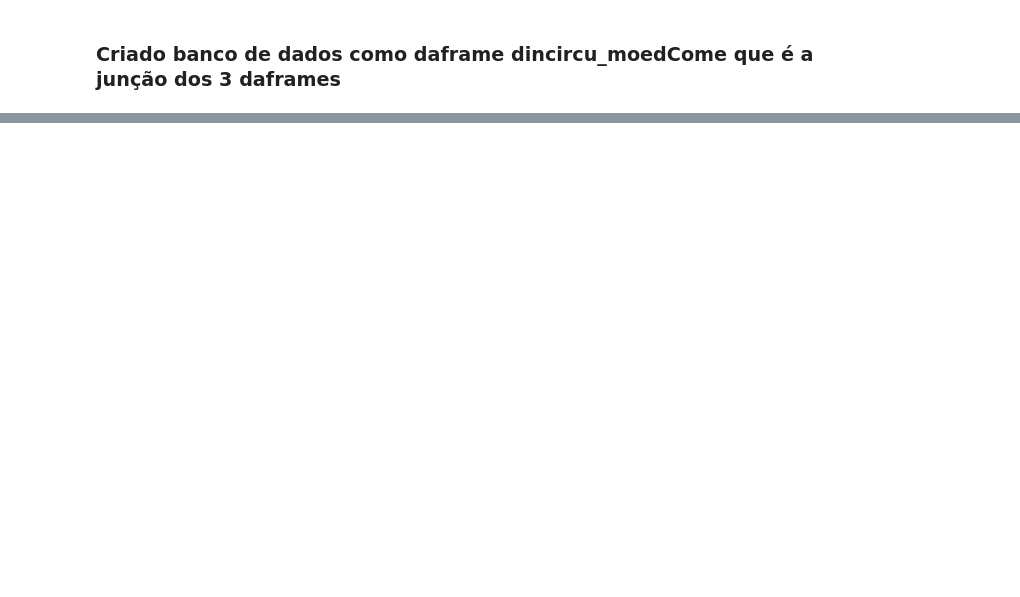
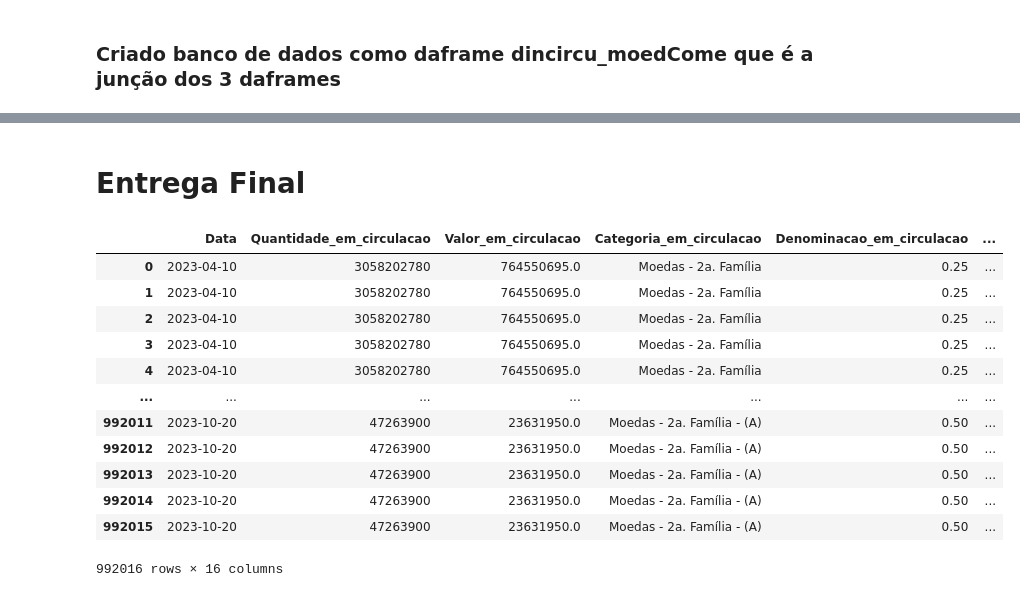
Before and after one commit to carmodaniel/coderhouseProjeto, a Jupyter notebook: projetoFinal.ipynb, the cells around one changed output, grey strips where cells are left out. Saved outputs shown, nothing was run; the diff lists cells and outputs as text; code cells hidden in the pictures; blank space fills up the shorter version.

Commit message:
entrega-final

```diff
--- a/projetoFinal.ipynb
+++ b/projetoFinal.ipynb
@@ -446,0 +427,43 @@ Versão do SQLite: 3.42.0
+# %% [markdown]
+# Entrega Final
+# %%
+
+# Criado Dicionaário nome_mes para utilizar a coluna Data gera um coluna Mes conforme o que mês da coluna Data que recebe o ano-mes-dia
+# Dicionário com os nomes dos meses
+nome_mes = {
+    1: 'Janeiro',
+    2: 'Fevereiro',
+    3: 'Março',
+    4: 'Abril',
+    5: 'Maio',
+    6: 'Junho',
+    7: 'Julho',
+    8: 'Agosto',
+    9: 'Setembro',
+    10: 'Outubro',
+    11: 'Novembro',
+    12: 'Dezembro'
+}
+
+# Criar uma coluna "Mes" baseada na coluna "Data"
+dincircu_moedCome['Mes'] = pd.to_datetime(dincircu_moedCome['Data']).dt.month
+
+# Criar uma coluna "NomMes" usando o dicionário nome_mes
+dincircu_moedCome['NomMes'] = dincircu_moedCome['Mes'].map(nome_mes)
+
+# Exibir o dataframe resultante
+display(dincircu_moedCome)
+# %% [output]
+|  | Data | Quantidade_em_circulacao | Valor_em_circulacao | Categoria_em_circulacao | Denominacao_em_circulacao | ... |
+| 0 | 2023-04-10 | 3058202780 | 764550695.0 | Moedas - 2a. Família | 0.25 | ... |
+| 1 | 2023-04-10 | 3058202780 | 764550695.0 | Moedas - 2a. Família | 0.25 | ... |
+| 2 | 2023-04-10 | 3058202780 | 764550695.0 | Moedas - 2a. Família | 0.25 | ... |
+| 3 | 2023-04-10 | 3058202780 | 764550695.0 | Moedas - 2a. Família | 0.25 | ... |
+| 4 | 2023-04-10 | 3058202780 | 764550695.0 | Moedas - 2a. Família | 0.25 | ... |
+| ... | ... | ... | ... | ... | ... | ... |
+| 992011 | 2023-10-20 | 47263900 | 23631950.0 | Moedas - 2a. Família - (A) | 0.50 | ... |
+| 992012 | 2023-10-20 | 47263900 | 23631950.0 | Moedas - 2a. Família - (A) | 0.50 | ... |
+| 992013 | 2023-10-20 | 47263900 | 23631950.0 | Moedas - 2a. Família - (A) | 0.50 | ... |
+| 992014 | 2023-10-20 | 47263900 | 23631950.0 | Moedas - 2a. Família - (A) | 0.50 | ... |
+| 992015 | 2023-10-20 | 47263900 | 23631950.0 | Moedas - 2a. Família - (A) | 0.50 | ... |
+992016 rows × 16 columns
```
Also changed, not shown: parts of 13 cells of this notebook, 2 other files.
